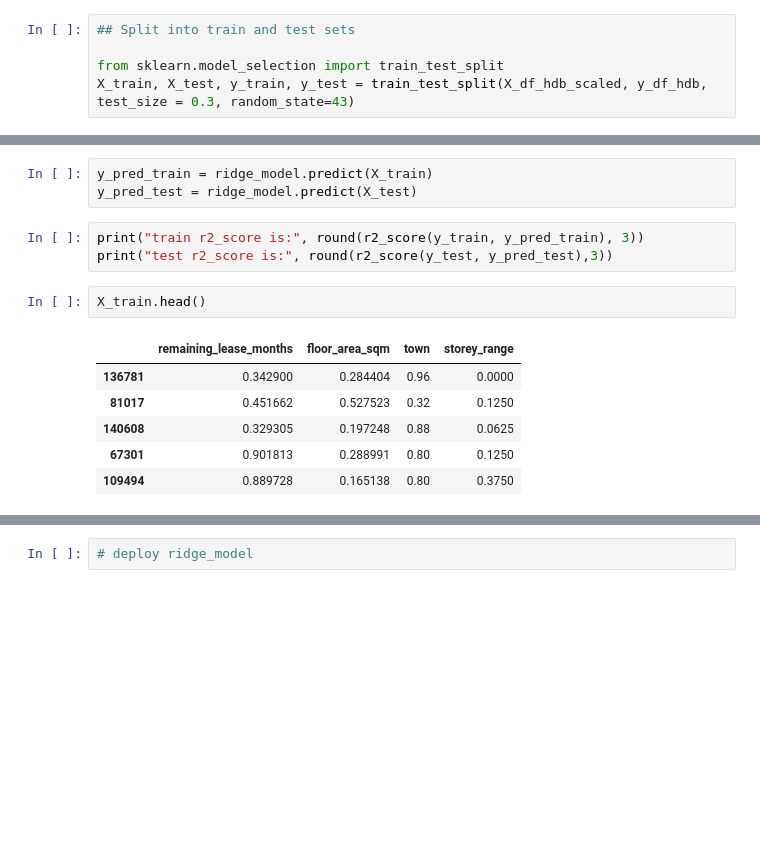
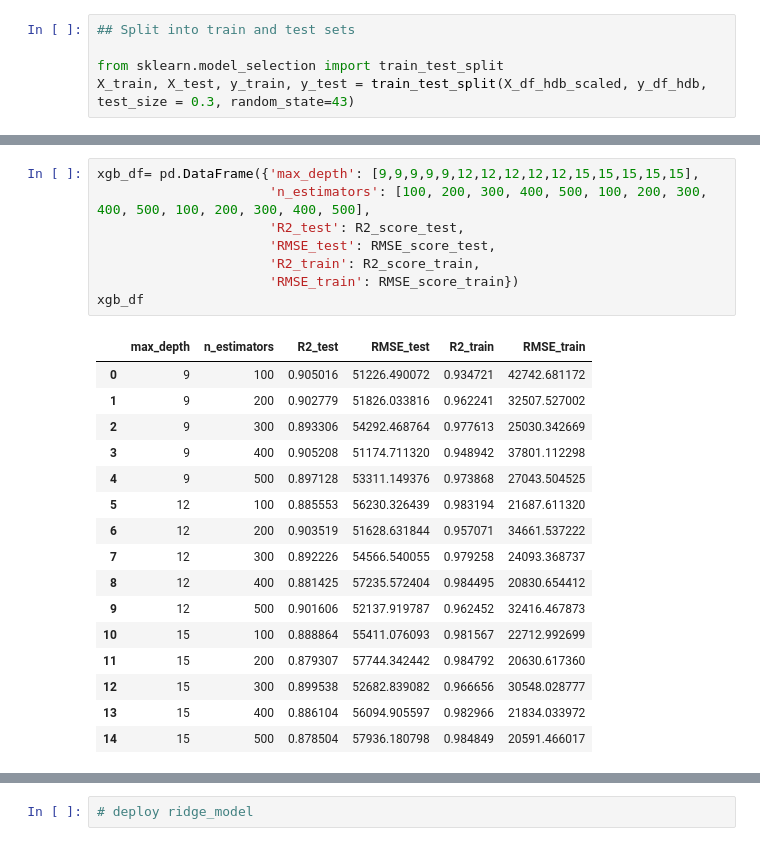
Before and after one commit to zachczk/HDB_resale_prices, a Jupyter notebook: xgb_model.ipynb, the cells around one changed output, grey strips where cells are left out. Drawn from its saved outputs; the diff is of its cells as text; blank space fills up the shorter version.

```diff
--- a/ridge_model.ipynb
+++ b/xgb_model.ipynb
@@ -268,15 +323,25 @@ ridge_model.fit(X_train, y_train)
 # %%
-y_pred_train = ridge_model.predict(X_train)
-y_pred_test = ridge_model.predict(X_test)
+xgb_df= pd.DataFrame({'max_depth': [9,9,9,9,9,12,12,12,12,12,15,15,15,15,15],
+                      'n_estimators': [100, 200, 300, 400, 500, 100, 200, 300, 400, 500, 100, 200, 300, 400, 500],
+                      'R2_test': R2_score_test,
+                      'RMSE_test': RMSE_score_test,
+                      'R2_train': R2_score_train,
+                      'RMSE_train': RMSE_score_train})
+xgb_df
+# %% [output]
+|  | max_depth | n_estimators | R2_test | RMSE_test | R2_train | RMSE_train |
+| 0 | 9 | 100 | 0.905016 | 51226.490072 | 0.934721 | 42742.681172 |
+| 1 | 9 | 200 | 0.902779 | 51826.033816 | 0.962241 | 32507.527002 |
+| 2 | 9 | 300 | 0.893306 | 54292.468764 | 0.977613 | 25030.342669 |
+| 3 | 9 | 400 | 0.905208 | 51174.711320 | 0.948942 | 37801.112298 |
+| 4 | 9 | 500 | 0.897128 | 53311.149376 | 0.973868 | 27043.504525 |
+| 5 | 12 | 100 | 0.885553 | 56230.326439 | 0.983194 | 21687.611320 |
+| 6 | 12 | 200 | 0.903519 | 51628.631844 | 0.957071 | 34661.537222 |
+| 7 | 12 | 300 | 0.892226 | 54566.540055 | 0.979258 | 24093.368737 |
+| 8 | 12 | 400 | 0.881425 | 57235.572404 | 0.984495 | 20830.654412 |
+| 9 | 12 | 500 | 0.901606 | 52137.919787 | 0.962452 | 32416.467873 |
+| 10 | 15 | 100 | 0.888864 | 55411.076093 | 0.981567 | 22712.992699 |
+| 11 | 15 | 200 | 0.879307 | 57744.342442 | 0.984792 | 20630.617360 |
+| 12 | 15 | 300 | 0.899538 | 52682.839082 | 0.966656 | 30548.028777 |
+| 13 | 15 | 400 | 0.886104 | 56094.905597 | 0.982966 | 21834.033972 |
+| 14 | 15 | 500 | 0.878504 | 57936.180798 | 0.984849 | 20591.466017 |
-# %%
-print("train r2_score is:", round(r2_score(y_train, y_pred_train), 3))
-print("test r2_score is:", round(r2_score(y_test, y_pred_test),3))
-# %%
-X_train.head()
-# %% [output]
-|  | remaining_lease_months | floor_area_sqm | town | storey_range |
-| 136781 | 0.342900 | 0.284404 | 0.96 | 0.0000 |
-| 81017 | 0.451662 | 0.527523 | 0.32 | 0.1250 |
-| 140608 | 0.329305 | 0.197248 | 0.88 | 0.0625 |
-| 67301 | 0.901813 | 0.288991 | 0.80 | 0.1250 |
-| 109494 | 0.889728 | 0.165138 | 0.80 | 0.3750 |
```
Also changed, not shown: parts of 8 cells of this notebook, 4 other files.
